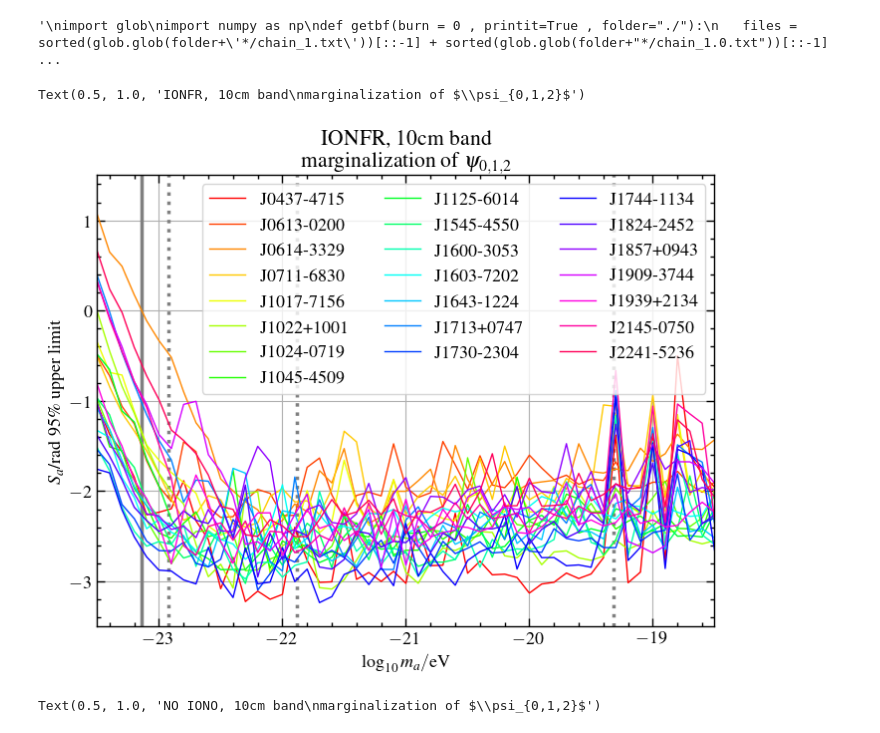
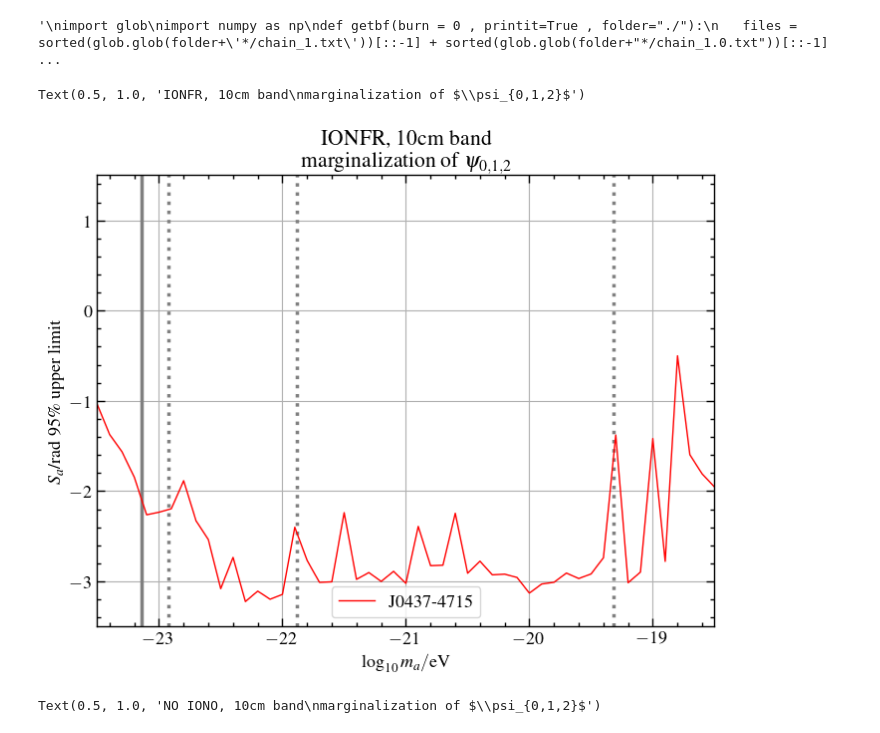
Before and after one commit to XueXiao-Physics/PPA, a Jupyter notebook: 2_Result.ipynb, the cells around one changed output. Saved outputs shown, nothing was run; the diff lists cells and outputs as text; code cells hidden in the pictures.

```diff
--- a/2_Result.ipynb
+++ b/2_Result.ipynb
@@ -622,33 +670,33 @@ l10ma = np.arange(5,56)*0.1 -24
 
 
 cmap = matplotlib.cm.get_cmap('hsv')
 colors = cmap(np.arange(len(res0))/len(res0))
 
 
 fig,ax = plt.subplots(figsize=(8,6))
 ax.grid()
 ax.set_xlim(-23.5,-18.5)
 ymin = -3.5
 ymax = 1.5
 plot_timescales(ax,ymin,ymax,annotate=False)
 plt.ylim(ymin,ymax)
 
-for i in range(len(res0)):
+for i in range(len(res0))[0:1]:
     ax.plot(l10ma,res0[i],label=PSRNS[i],lw=1,color=colors[i])
 
 
 #ax.plot(l10ma,ul_full_10,label="Combined",lw=2,color='k',ls="-")
 
 
 
 ax.legend(ncol=3)
 
 
 plt.xlabel(r"$\log_{\rm 10}m_a /{\rm eV}$")
 plt.ylabel(r"$S_a$/rad 95\% upper limit")
 
 plt.title("IONFR, 10cm band\n"+r"marginalization of $\psi_{0,1,2}$")
 # %% [output]
 Text(0.5, 1.0, 'IONFR, 10cm band\nmarginalization of $\\psi_{0,1,2}$')
-[figure, old version]
+[figure, new version]
 # %%
```
Also changed, not shown: parts of 8 cells of this notebook, 9 other files.
